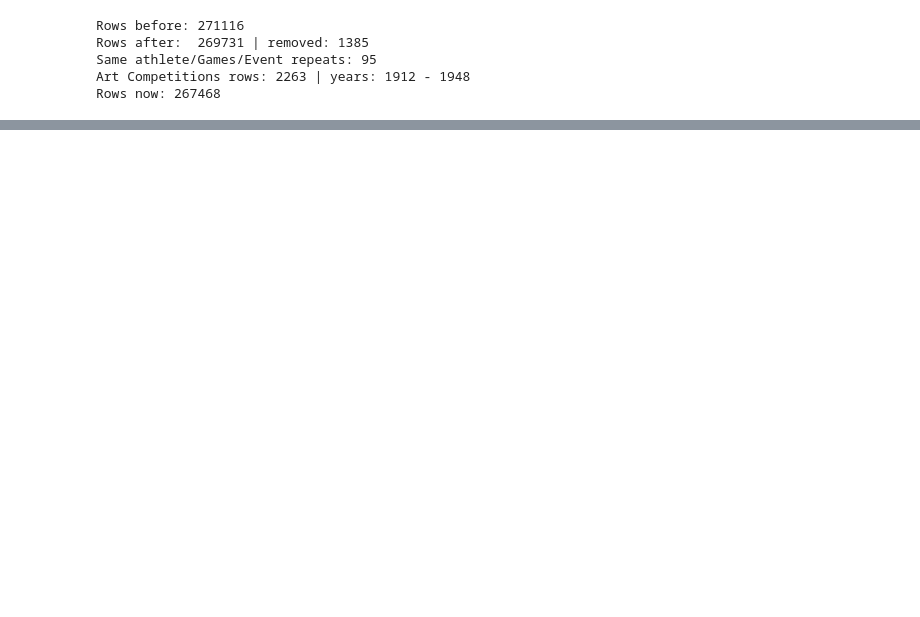
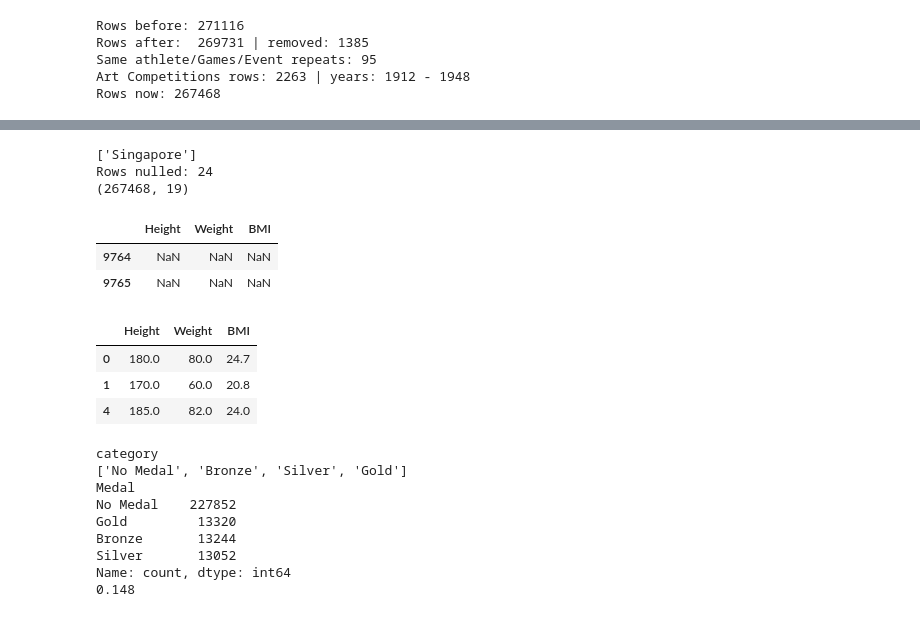
Before and after one commit to saifahmad03/pandas_project, a Jupyter notebook: notebooks/olympics_analysis.ipynb, the cells around one changed output, grey strips where cells are left out. Saved outputs shown, nothing was run; the diff lists cells and outputs as text; code cells hidden in the pictures; blank space fills up the shorter version.

```diff
--- a/notebooks/olympics_analysis.ipynb
+++ b/notebooks/olympics_analysis.ipynb
@@ -149,0 +292,42 @@ Rows now: 267468
+# %%
+# Singapore Team holds boat names, so set the country specifically fior them
+df["Country"] = df["Country"].astype(object)
+df.loc[df["NOC"] == "SGP", "Country"] = "Singapore"
+df["Country"] = df["Country"].astype("category")
+print(df.loc[df["NOC"] == "SGP", "Country"].astype(str).unique())
+
+# Implausible BMI < 13 can't tell which measurement is wrong, so null all three
+bad = df["BMI"] < 13
+print("Rows nulled:", bad.sum())
+df.loc[bad, ["Height", "Weight", "BMI"]] = np.nan
+
+df.to_csv("../data/processed/olympics_clean.csv", index=False)
+print(df.shape)
+# %% [output]
+['Singapore']
+Rows nulled: 24
+(267468, 19)
+# %%
+display(df.loc[df["Name"] == "Marta Artigas y Masdeu", ["Height", "Weight", "BMI"]].head(2))  # after the BMI < 13 CHANGE these are NaN
+display(df[["Height", "Weight", "BMI"]].dropna().head(3))
+print(df["Medal"].dtype)
+print(df["Medal"].cat.categories.tolist())
+print(df["Medal"].value_counts())
+print(df["Won_Medal"].mean().round(3))
+# %% [output]
+|  | Height | Weight | BMI |
+| 9764 | NaN | NaN | NaN |
+| 9765 | NaN | NaN | NaN |
+|  | Height | Weight | BMI |
+| 0 | 180.0 | 80.0 | 24.7 |
+| 1 | 170.0 | 60.0 | 20.8 |
+| 4 | 185.0 | 82.0 | 24.0 |
+category
+['No Medal', 'Bronze', 'Silver', 'Gold']
+Medal
+No Medal    227852
+Gold         13320
+Bronze       13244
+Silver       13052
+Name: count, dtype: int64
+0.148
```
Also changed, not shown: parts of 8 cells of this notebook.
